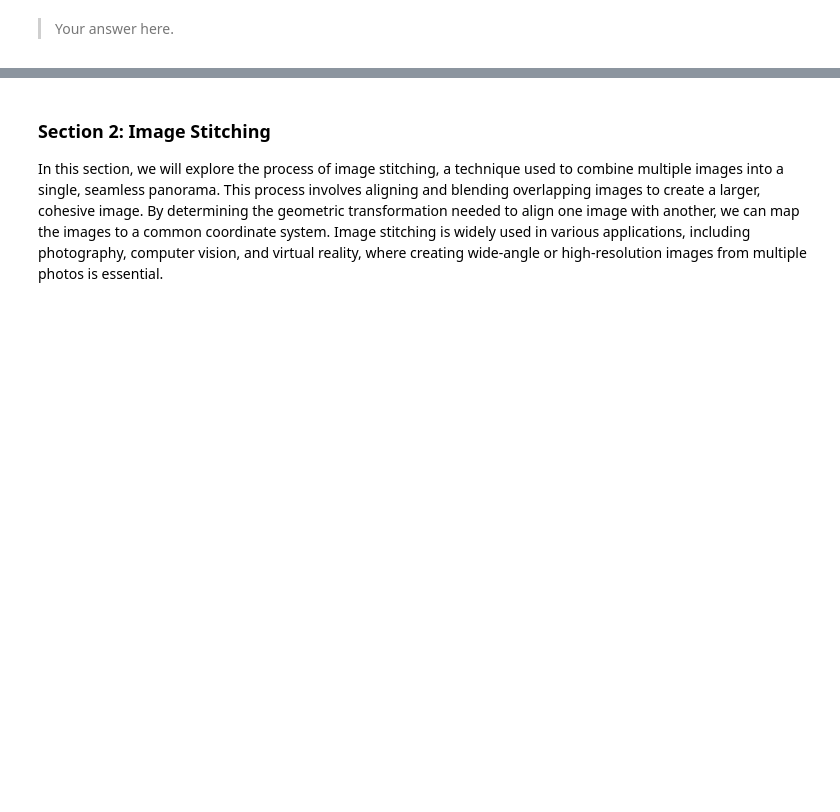
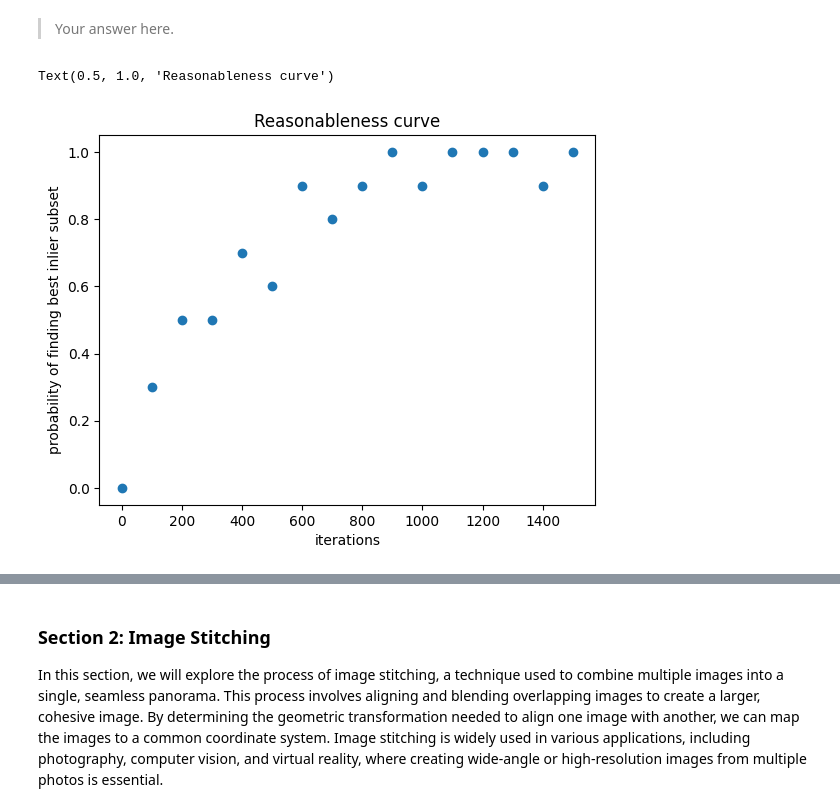
Before and after one commit to juttevijverberg/cv1-lab-4, a Jupyter notebook: cv1-lab-4.ipynb, the cells around one changed output, grey strips where cells are left out. Cells and saved outputs as stored; diff of their text form; code cells hidden in the pictures; blank space fills up the shorter version.

```diff
--- a/cv1-lab-4.ipynb
+++ b/cv1-lab-4.ipynb
@@ -728,5 +728,11 @@ yrange = np.array([bm_prob(keypoints_1, keypoints_2, matches, num_points, thresh
 xrange = np.array([100*i for i in range(15)])
 # %%
 yrange = np.array([0.0, 0.3, 0.5, 0.5, 0.7, 0.6, 0.9, 0.8, 0.9, 1.0, 0.9, 1.0, 1.0, 1.0, 0.9, 1.0,])
-xrange = np.array([100*i for i in range(15)])
+xrange = np.array([100*i for i in range(16)])
 plt.scatter(xrange,yrange)
+plt.xlabel('Iterations')
+plt.ylabel('Probability of finding best inlier subset')
+plt.title('Reasonableness curve')
+# %% [output]
+Text(0.5, 1.0, 'Reasonableness curve')
+[figure, added]
```
Also changed, not shown: parts of 2 cells of this notebook.
